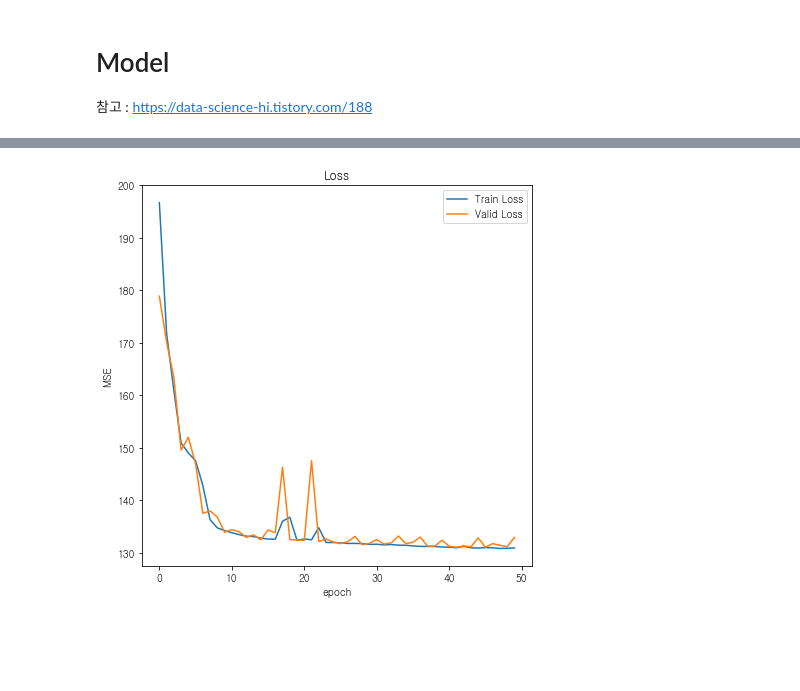
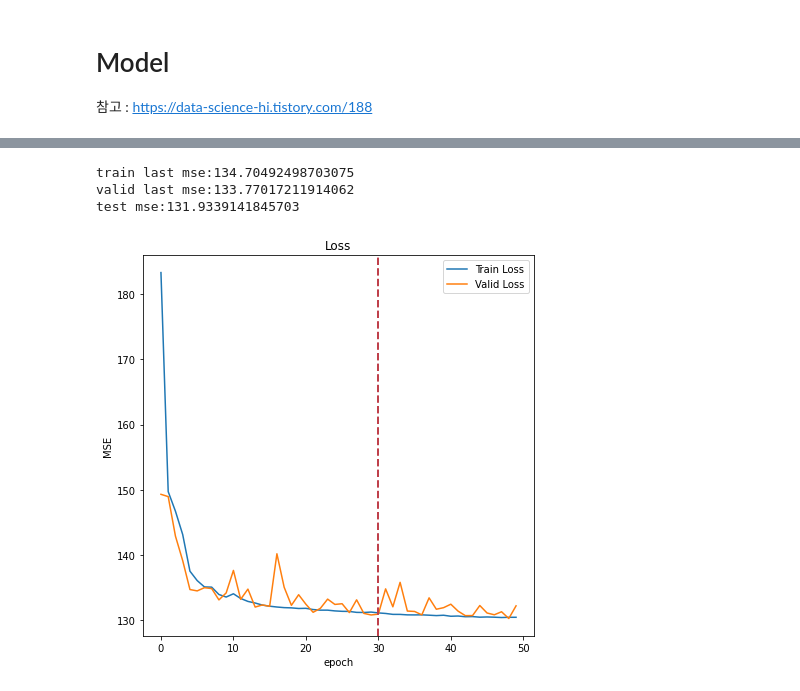
Before and after one commit to bub3690/22-1_datamining, a Jupyter notebook: final_project/MLP.ipynb, the cells around one changed output, grey strips where cells are left out. Drawn from its saved outputs; the diff is of its cells as text; code cells hidden in the pictures; blank space fills up the shorter version.

```diff
--- a/final_project/MLP.ipynb
+++ b/final_project/MLP.ipynb
@@ -124,7 +124,7 @@ Y_test.drop(['index'],axis=1,inplace=True)
 # %%
 from sklearn.preprocessing import MinMaxScaler
 
-numerics = ['유분','탄력','평균 기온','강수량','평균 풍속','평균 습도','일조합','미세먼지']
+numerics = ['연령','유분','탄력','평균 기온','강수량','평균 풍속','평균 습도','일조합','미세먼지']
 
 sc = MinMaxScaler()
 
@@ -222,4 +244,20 @@ class Regressor(nn.Module):
         return x
+# %%
+class Regressor(nn.Module):
+    def __init__(self):
+        super().__init__() # 모델 연산 정의
+        self.fc1 = nn.Linear(18, 50, bias=True)
+        self.fc2 = nn.Linear(50, 30, bias=True)
+        self.fc3 = nn.Linear(30, 1, bias=True)
+        self.dropout = nn.Dropout(0.2)
+
+
+    def forward(self, x):
+        x = F.relu(self.fc1(x))
+        x = self.dropout(F.relu(self.fc2(x)))
+        x = F.relu(self.fc3(x))
+
+        return x
 # %%
 model = Regressor().to(DEVICE)
 criterion = nn.MSELoss()
@@ -312,17 +379,31 @@ Epoch : 49 / Train loss : 130.9596 / Valid loss : 132.9761
+# %%
+test_mse = evaluation(test_loader)
+
+print(f'train last mse:{loss_[-1]}')
+print(f'valid last mse:{valid_loss[-1]}')
+print(f'test mse:{test_mse}')
+
+# 데이터 수가 많다보니, 과적합 없이 모두 비슷한 loss를 가지게 됬음.
+# %% [output]
+train last mse:134.70492498703075
+valid last mse:133.77017211914062
+test mse:131.9339141845703
 # %%
 
 plt.figure(figsize=(7,7))
 
 plt.plot(loss_,label='Train Loss')
 plt.plot(valid_loss,label='Valid Loss')
 
+plt.axvline(30, color='#bf404b', linestyle='--', linewidth=2)
+
 plt.legend()
 plt.title('Loss')
 plt.xlabel('epoch')
 plt.ylabel('MSE')
 plt.show()
 # %% [output]
-[figure, old version]
+[figure, new version]
 # %%
 test_mse = evaluation(test_loader)
 
```
Also changed, not shown: parts of 8 cells of this notebook.
